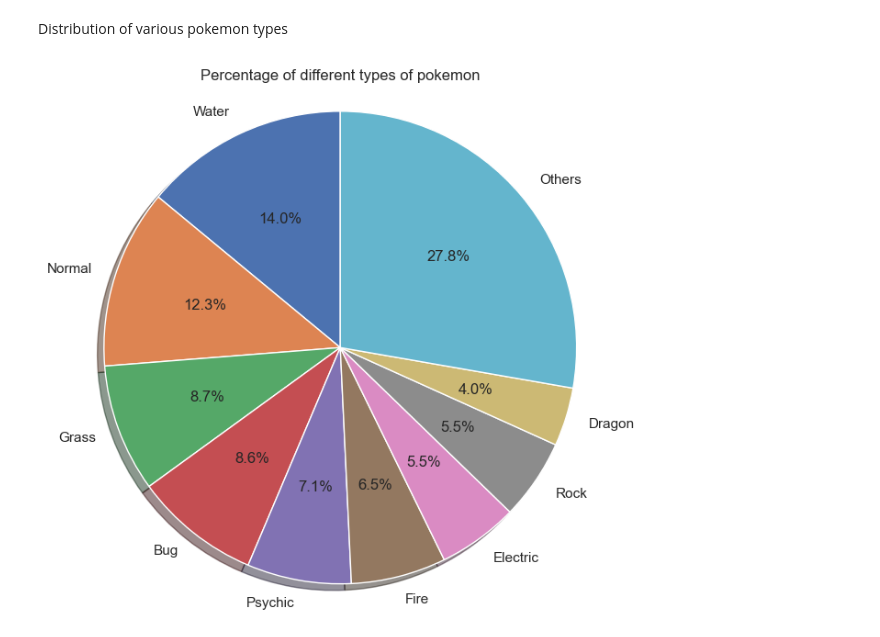
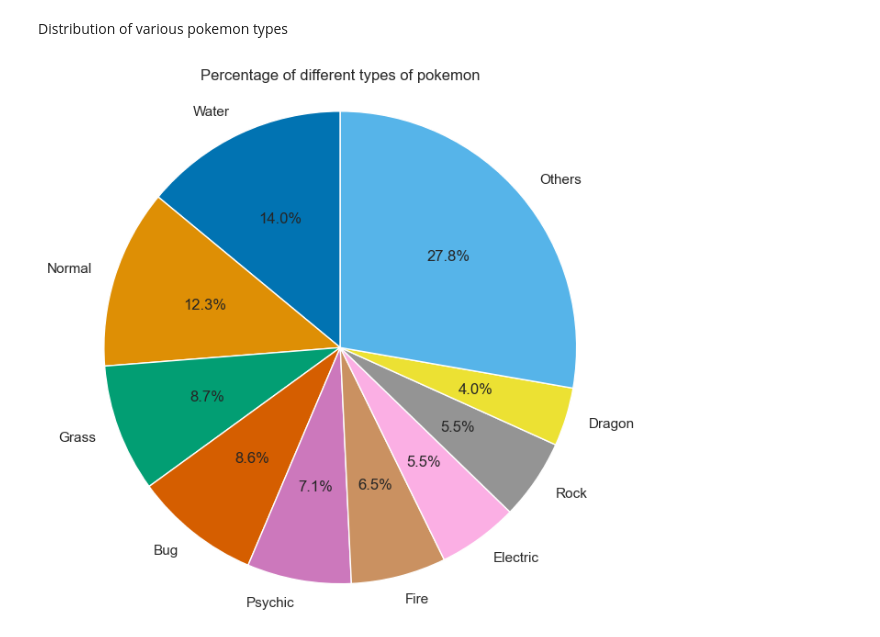
Before and after one commit to VictorGonzalezEscriba/pokemon_stats, a Jupyter notebook: notebook.ipynb, the cells around one changed output. Cells and saved outputs as stored; diff of their text form; code cells hidden in the pictures.

```diff
--- a/notebook.ipynb
+++ b/notebook.ipynb
@@ -255,33 +255,34 @@ values_type_1 = df['TYPE 1'].value_counts()
 labels = []
 sizes = []
 
 for k, v in values_type_1.items():
     labels.append(k)
     sizes.append(v)
 
 # Number of types that will appear (max 18)
 n = 9
 if n >= 0 & n <= 18:
     l = labels[:n]
     s = sizes[:n]
     s2 = sizes[n:]
 
     total_others = 0
     for v in s2:
         total_others += v
 
     if total_others != 0:
         l.append("Others")
         s.append(total_others)
 
-plt.pie(s, labels=l,
-        autopct='%1.1f%%', shadow=True, startangle=90)
+colors = sns.color_palette('colorblind')
+plt.pie(s, labels=l, colors=colors,
+        autopct='%1.1f%%', startangle=90)
 
 plt.axis('equal')
 plt.title("Percentage of different types of pokemon")
 plt.plot()
 fig=plt.gcf()
 fig.set_size_inches(7,7)
 plt.show()
 # %% [output]
-[figure, old version]
+[figure, new version]
```
